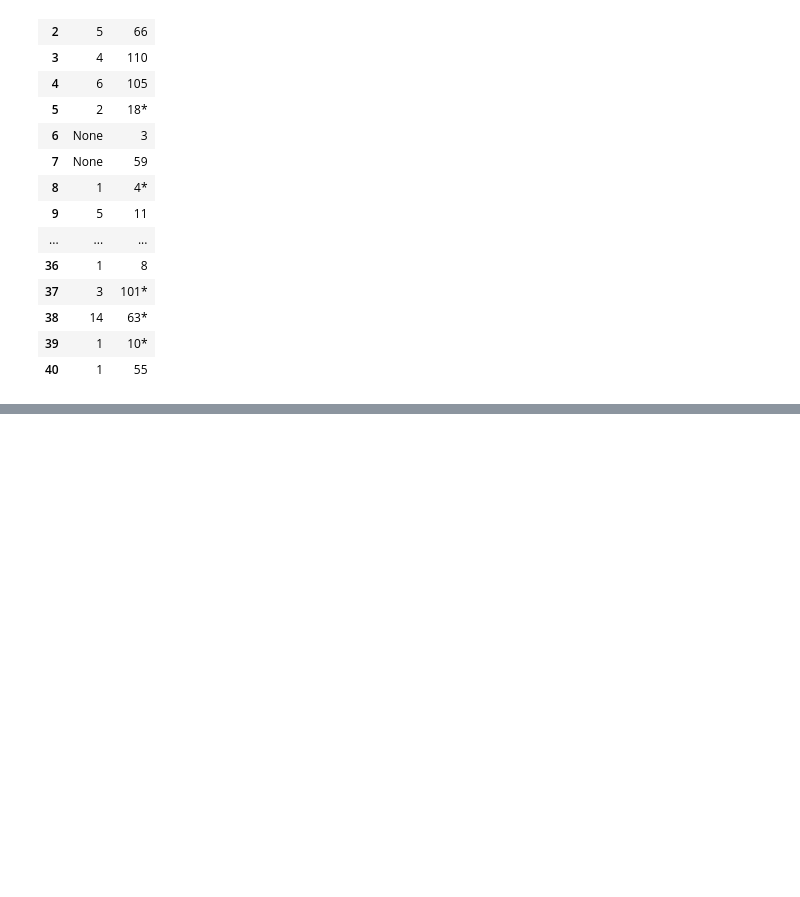
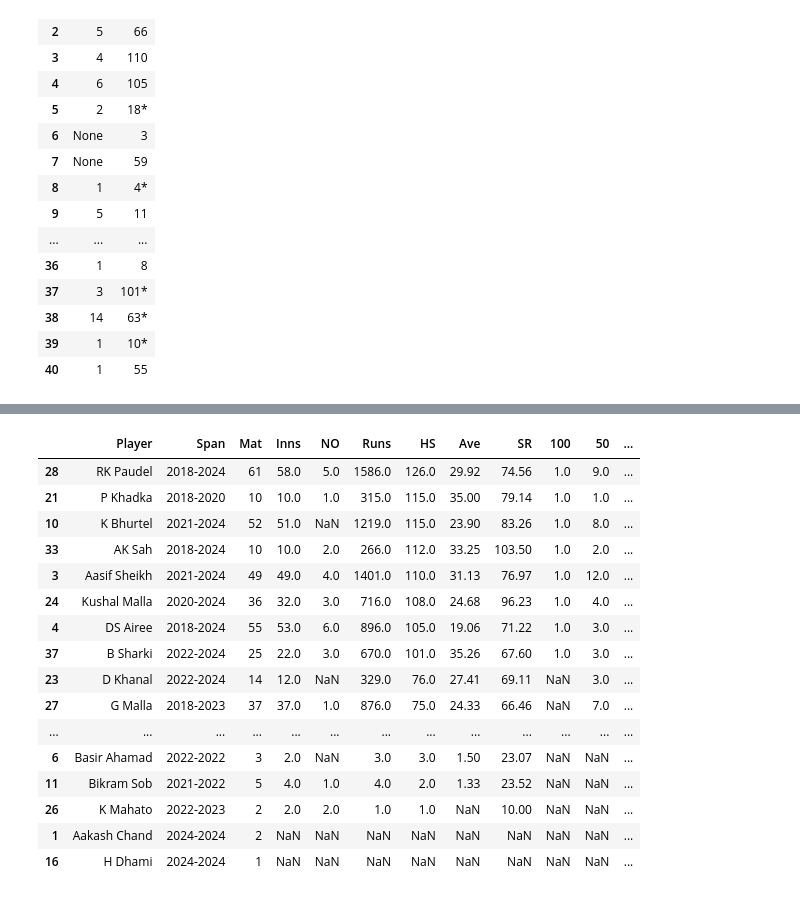
Before and after one commit to ankman007/cricket-statsguru, a Jupyter notebook: PlayersStat.ipynb, the cells around one changed output, grey strips where cells are left out. Cells and saved outputs as stored; diff of their text form; code cells hidden in the pictures; blank space fills up the shorter version.

```diff
--- a/PlayersStat.ipynb
+++ b/PlayersStat.ipynb
@@ -75,0 +127,20 @@ get_radar_plot(df , 'S Lamichhane' , ['Mat' , 'Inns'  ,'NO' , 'Runs'  ])
+# %%
+df.sort_values(by='HS' , ascending=False)
+# %% [output]
+|  | Player | Span | Mat | Inns | NO | Runs | HS | Ave | SR | 100 | 50 | ... |
+| 28 | RK Paudel | 2018-2024 | 61 | 58.0 | 5.0 | 1586.0 | 126.0 | 29.92 | 74.56 | 1.0 | 9.0 | ... |
+| 21 | P Khadka | 2018-2020 | 10 | 10.0 | 1.0 | 315.0 | 115.0 | 35.00 | 79.14 | 1.0 | 1.0 | ... |
+| 10 | K Bhurtel | 2021-2024 | 52 | 51.0 | NaN | 1219.0 | 115.0 | 23.90 | 83.26 | 1.0 | 8.0 | ... |
+| 33 | AK Sah | 2018-2024 | 10 | 10.0 | 2.0 | 266.0 | 112.0 | 33.25 | 103.50 | 1.0 | 2.0 | ... |
+| 3 | Aasif Sheikh | 2021-2024 | 49 | 49.0 | 4.0 | 1401.0 | 110.0 | 31.13 | 76.97 | 1.0 | 12.0 | ... |
+| 24 | Kushal Malla | 2020-2024 | 36 | 32.0 | 3.0 | 716.0 | 108.0 | 24.68 | 96.23 | 1.0 | 4.0 | ... |
+| 4 | DS Airee | 2018-2024 | 55 | 53.0 | 6.0 | 896.0 | 105.0 | 19.06 | 71.22 | 1.0 | 3.0 | ... |
+| 37 | B Sharki | 2022-2024 | 25 | 22.0 | 3.0 | 670.0 | 101.0 | 35.26 | 67.60 | 1.0 | 3.0 | ... |
+| 23 | D Khanal | 2022-2024 | 14 | 12.0 | NaN | 329.0 | 76.0 | 27.41 | 69.11 | NaN | 3.0 | ... |
+| 27 | G Malla | 2018-2023 | 37 | 37.0 | 1.0 | 876.0 | 75.0 | 24.33 | 66.46 | NaN | 7.0 | ... |
+| ... | ... | ... | ... | ... | ... | ... | ... | ... | ... | ... | ... | ... |
+| 6 | Basir Ahamad | 2022-2022 | 3 | 2.0 | NaN | 3.0 | 3.0 | 1.50 | 23.07 | NaN | NaN | ... |
+| 11 | Bikram Sob | 2021-2022 | 5 | 4.0 | 1.0 | 4.0 | 2.0 | 1.33 | 23.52 | NaN | NaN | ... |
+| 26 | K Mahato | 2022-2023 | 2 | 2.0 | 2.0 | 1.0 | 1.0 | NaN | 10.00 | NaN | NaN | ... |
+| 1 | Aakash Chand | 2024-2024 | 2 | NaN | NaN | NaN | NaN | NaN | NaN | NaN | NaN | ... |
+| 16 | H Dhami | 2024-2024 | 1 | NaN | NaN | NaN | NaN | NaN | NaN | NaN | NaN | ... |
```
Also changed, not shown: parts of 7 cells of this notebook, 4 other files.
